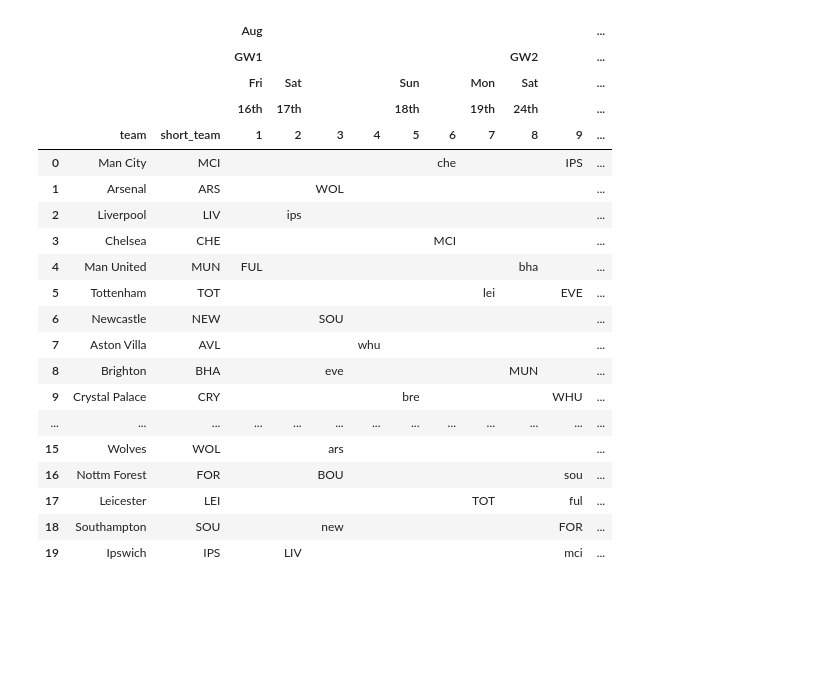
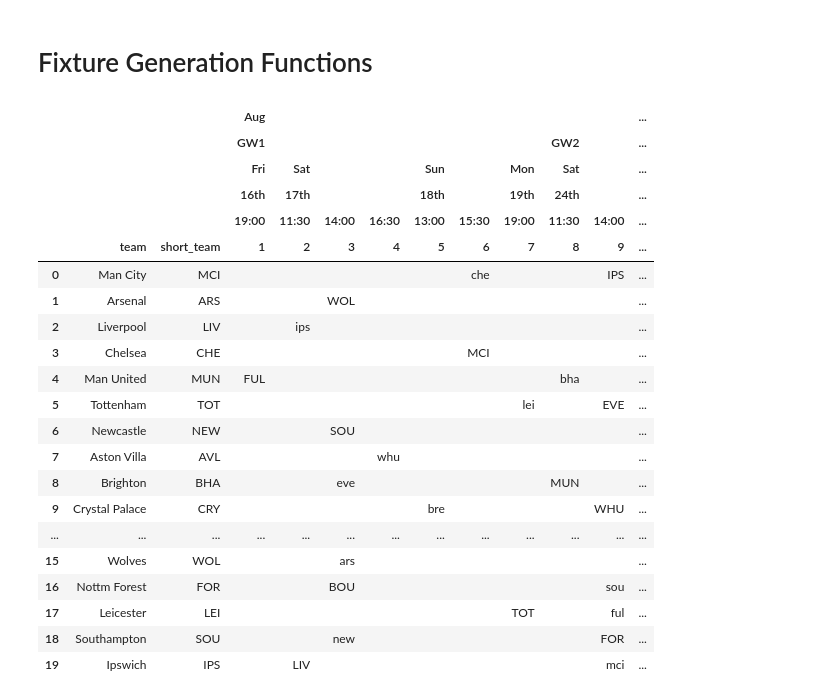
Before and after one commit to SamTroy/TFF_Optimization, a Jupyter notebook: notebooks/tff_optimization.ipynb, the cells around one changed output. Saved outputs shown, nothing was run; the diff lists cells and outputs as text; code cells hidden in the pictures; blank space fills up the shorter version.

```diff
--- a/notebooks/tff_optimization.ipynb
+++ b/notebooks/tff_optimization.ipynb
@@ -21,6 +25,8 @@ import matplotlib.pyplot as plt
 import matplotlib.colors as mcolors
 
 pd.set_option('display.max_columns', None)
+# %% [markdown]
+# Fixture Generation Functions
 # %%
 def ordinal(n):
     n = int(n)
@@ -170,30 +187,29 @@ def generate_fixtures(custom_fixtures = None, exclude_past_games = True):
 # %%
-custom_fixtures = pd.DataFrame(columns=('comp', 'home_team', 'away_team', 'datetime_probs'))
-# # custom_fixtures.loc[len(custom_fixtures)] = ['pl', 'MUN', 'FUL', {'2024-08-16T19:00:00Z':0.5, '2024-08-17T11:30:00Z':0.5}]
-# # custom_fixtures.loc[len(custom_fixtures)] = ['pl', 'MUN', 'LIV', {'2024-08-16T19:00:00Z':0.5, '2024-08-17T12:30:00Z':0.5}]
-# custom_fixtures
+# custom_fixtures = pd.DataFrame(columns=('comp', 'home_team', 'away_team', 'datetime_probs'))
+# custom_fixtures.loc[len(custom_fixtures)] = ['pl', 'MUN', 'FUL', {'2024-08-16T19:00:00Z':0.5, '2024-08-17T11:30:00Z':0.5}]
+# custom_fixtures.loc[len(custom_fixtures)] = ['pl', 'MUN', 'LIV', {'2024-08-16':0.5, '2024-08-17T12:30:00Z':0.5}]
+fixtures = generate_fixtures(custom_fixtures=None, exclude_past_games=False, last_date='2024-10-05')
+fixtures['f_fixture_ticker']
+# %% [output]
+|  |  |  | Aug |  |  |  |  |  |  |  |  | ... |
+|  |  |  | GW1 |  |  |  |  |  |  | GW2 |  | ... |
+|  |  |  | Fri | Sat |  |  | Sun |  | Mon | Sat |  | ... |
+|  |  |  | 16th | 17th |  |  | 18th |  | 19th | 24th |  | ... |
+|  |  |  | 19:00 | 11:30 | 14:00 | 16:30 | 13:00 | 15:30 | 19:00 | 11:30 | 14:00 | ... |
+|  | team | short_team | 1 | 2 | 3 | 4 | 5 | 6 | 7 | 8 | 9 | ... |
+| 0 | Man City | MCI |  |  |  |  |  | che |  |  | IPS | ... |
+| 1 | Arsenal | ARS |  |  | WOL |  |  |  |  |  |  | ... |
+| 2 | Liverpool | LIV |  | ips |  |  |  |  |  |  |  | ... |
+| 3 | Chelsea | CHE |  |  |  |  |  | MCI |  |  |  | ... |
+| 4 | Man United | MUN | FUL |  |  |  |  |  |  | bha |  | ... |
+| 5 | Tottenham | TOT |  |  |  |  |  |  | lei |  | EVE | ... |
+| 6 | Newcastle | NEW |  |  | SOU |  |  |  |  |  |  | ... |
+| 7 | Aston Villa | AVL |  |  |  | whu |  |  |  |  |  | ... |
+| 8 | Brighton | BHA |  |  | eve |  |  |  |  | MUN |  | ... |
+| 9 | Crystal Palace | CRY |  |  |  |  | bre |  |  |  | WHU | ... |
+| ... | ... | ... | ... | ... | ... | ... | ... | ... | ... | ... | ... | ... |
+| 15 | Wolves | WOL |  |  | ars |  |  |  |  |  |  | ... |
+| 16 | Nottm Forest | FOR |  |  | BOU |  |  |  |  |  | sou | ... |
+| 17 | Leicester | LEI |  |  |  |  |  |  | TOT |  | ful | ... |
+| 18 | Southampton | SOU |  |  | new |  |  |  |  |  | FOR | ... |
+| 19 | Ipswich | IPS |  | LIV |  |  |  |  |  |  | mci | ... |
-# %%
-r = generate_fixtures(custom_fixtures = custom_fixtures, exclude_past_games = False)
-r['formatted_fixtures']
-# %% [output]
-|  |  |  | Aug |  |  |  |  |  |  |  |  | ... |
-|  |  |  | GW1 |  |  |  |  |  |  | GW2 |  | ... |
-|  |  |  | Fri | Sat |  |  | Sun |  | Mon | Sat |  | ... |
-|  |  |  | 16th | 17th |  |  | 18th |  | 19th | 24th |  | ... |
-|  | team | short_team | 1 | 2 | 3 | 4 | 5 | 6 | 7 | 8 | 9 | ... |
-| 0 | Man City | MCI |  |  |  |  |  | che |  |  | IPS | ... |
-| 1 | Arsenal | ARS |  |  | WOL |  |  |  |  |  |  | ... |
-| 2 | Liverpool | LIV |  | ips |  |  |  |  |  |  |  | ... |
-| 3 | Chelsea | CHE |  |  |  |  |  | MCI |  |  |  | ... |
-| 4 | Man United | MUN | FUL |  |  |  |  |  |  | bha |  | ... |
-| 5 | Tottenham | TOT |  |  |  |  |  |  | lei |  | EVE | ... |
-| 6 | Newcastle | NEW |  |  | SOU |  |  |  |  |  |  | ... |
-| 7 | Aston Villa | AVL |  |  |  | whu |  |  |  |  |  | ... |
-| 8 | Brighton | BHA |  |  | eve |  |  |  |  | MUN |  | ... |
-| 9 | Crystal Palace | CRY |  |  |  |  | bre |  |  |  | WHU | ... |
-| ... | ... | ... | ... | ... | ... | ... | ... | ... | ... | ... | ... | ... |
-| 15 | Wolves | WOL |  |  | ars |  |  |  |  |  |  | ... |
-| 16 | Nottm Forest | FOR |  |  | BOU |  |  |  |  |  | sou | ... |
-| 17 | Leicester | LEI |  |  |  |  |  |  | TOT |  | ful | ... |
-| 18 | Southampton | SOU |  |  | new |  |  |  |  |  | FOR | ... |
-| 19 | Ipswich | IPS |  | LIV |  |  |  |  |  |  | mci | ... |
```
Also changed, not shown: parts of 21 cells of this notebook, 2 other files.
